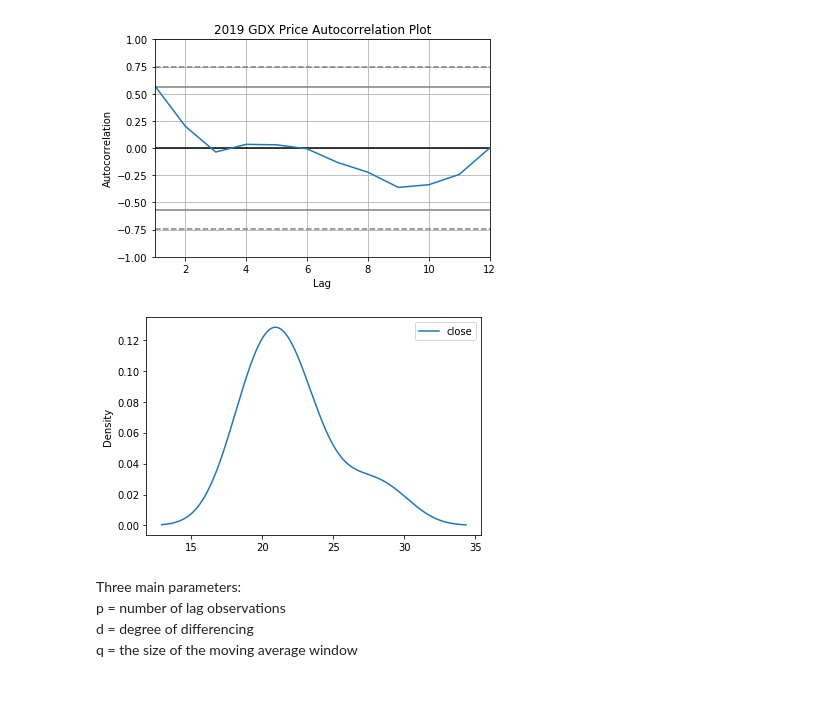
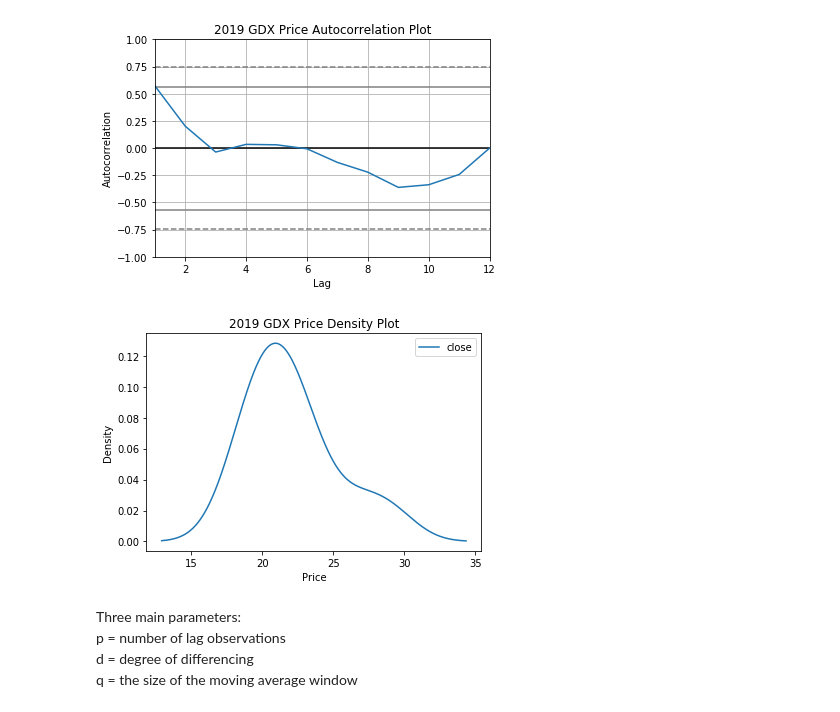
Before and after one commit to akharina/gold_silver_etf, a Jupyter notebook: al-ntbk-v3.ipynb, the cells around one changed output. Drawn from its saved outputs; the diff is of its cells as text; code cells hidden in the pictures.

```diff
--- a/al-ntbk-v3.ipynb
+++ b/al-ntbk-v3.ipynb
@@ -153,10 +153,11 @@ plt.show()
 [figure]
 # %%
 df_gdx_mo_2019.plot(kind='kde')
-plt.title('')
+plt.title('2019 GDX Price Density Plot')
+plt.xlabel('Price')
 plt.show()
 # %% [output]
-[figure, old version]
+[figure, new version]
 # %% [markdown]
 Three main parameters: <br>
 p = number of lag observations <br>
```
